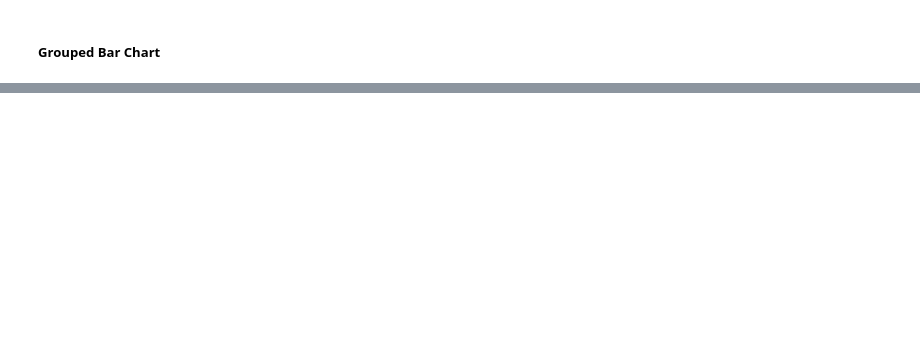
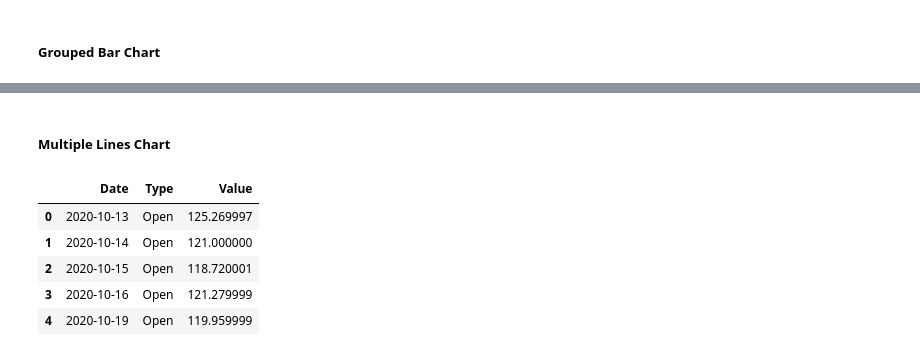
Before and after one commit to ShakilM26/Data-Visualization, a Jupyter notebook: Altair/more viz with altair.ipynb, the cells around one changed output, grey strips where cells are left out. Saved outputs shown, nothing was run; the diff lists cells and outputs as text; code cells hidden in the pictures; blank space fills up the shorter version.

```diff
--- a/Altair/more viz with altair.ipynb
+++ b/Altair/more viz with altair.ipynb
@@ -87,0 +125,2 @@ alt.Chart(stack).mark_bar().encode(alt.X('subjects', axis=alt.Axis(titleFontSize
+# %%
+apple['Date'] = pd.to_datetime(apple['Date'])
@@ -87,0 +149,16 @@ alt.Chart(stack).mark_bar().encode(alt.X('subjects', axis=alt.Axis(titleFontSize
+# %% [markdown]
+##### Multiple Lines Chart
+# %%
+# Multiple Lines Chart
+
+apple_multiple = apple.reset_index().melt(id_vars=['Date'],
+                                         value_vars=['Open','Close','High','Low'],
+                                         var_name = 'Type', value_name='Value')
+apple_multiple.head()
+# %% [output]
+|  | Date | Type | Value |
+| 0 | 2020-10-13 | Open | 125.269997 |
+| 1 | 2020-10-14 | Open | 121.000000 |
+| 2 | 2020-10-15 | Open | 118.720001 |
+| 3 | 2020-10-16 | Open | 121.279999 |
+| 4 | 2020-10-19 | Open | 119.959999 |
```
Also changed, not shown: parts of 30 cells of this notebook, 1 other file.
